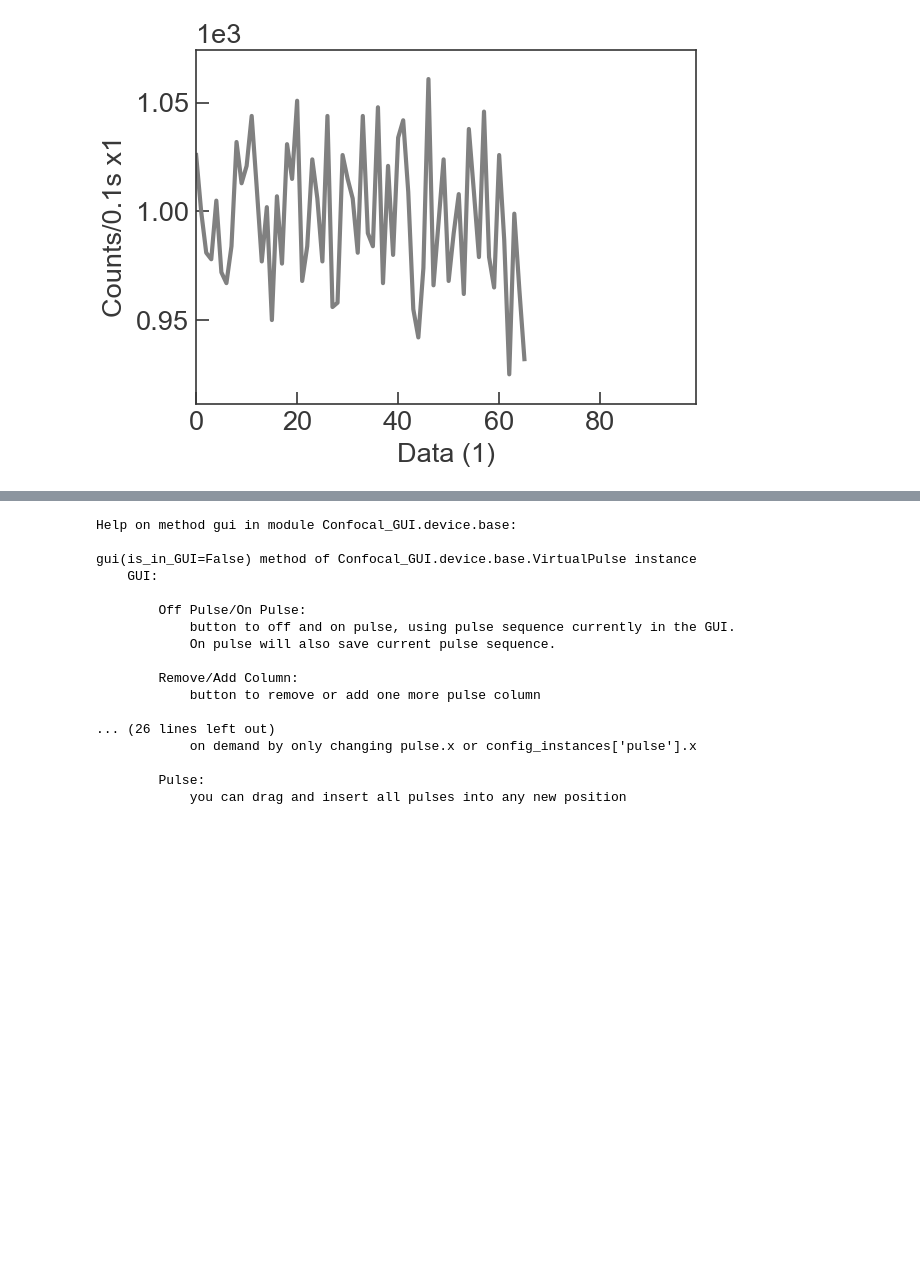
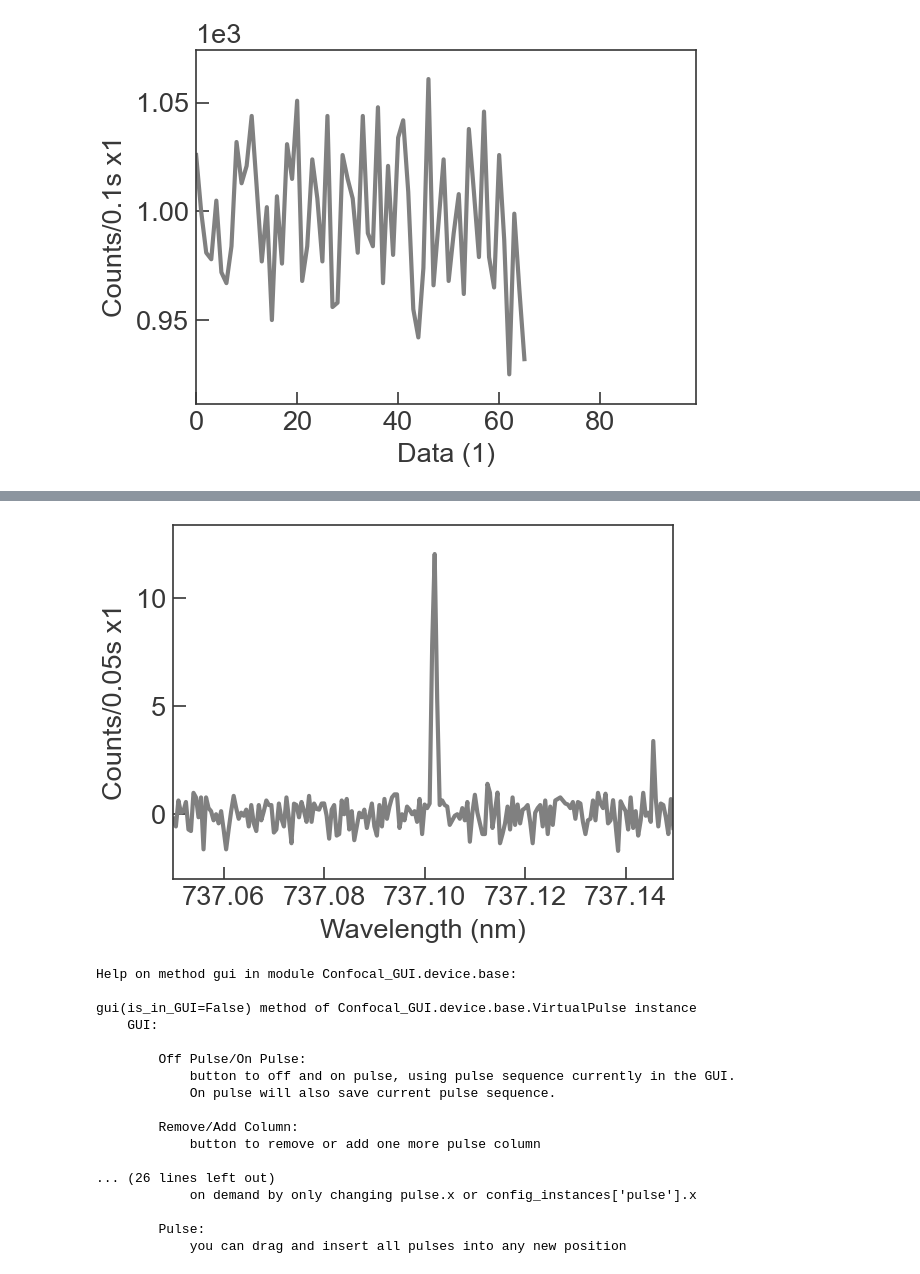
Before and after one commit to QuantumshWu/Confocal-GUI, a Jupyter notebook: jupyter notebook examples/examples with virtual devices.ipynb, the cells around one changed output, grey strips where cells are left out. Saved outputs shown, nothing was run; the diff lists cells and outputs as text; code cells hidden in the pictures; blank space fills up the shorter version.

```diff
--- a/jupyter notebook examples/examples with virtual devices.ipynb
+++ b/jupyter notebook examples/examples with virtual devices.ipynb
@@ -298,3 +312,13 @@ fig, data_figure = live(data_x = np.arange(100), exposure=0.1,\
+# %%
+# update_mode 'adaptive'
+ple_test_dict = {'ple_height':1000, 'ple_width':0.001, 'ple_center':737.102, 'ple_bg':1000}
+fig, data_figure = ple(data_x=np.arange(737.1-0.05, 737.1+0.05, 0.0005), exposure=0.05, \
+                                config_instances={**config_instances, **ple_test_dict}, repeat=1, is_GUI=False, \
+                               update_mode='adaptive', data_mode='ref_sub')
+
+# can detect small signal with a minimal time overhead
+# %% [output]
+[figure, added]
 # %%
 # read help of pulse.gui()
 help(pulse.gui)
```
Also changed, not shown: parts of 7 cells of this notebook, 7 other files.
